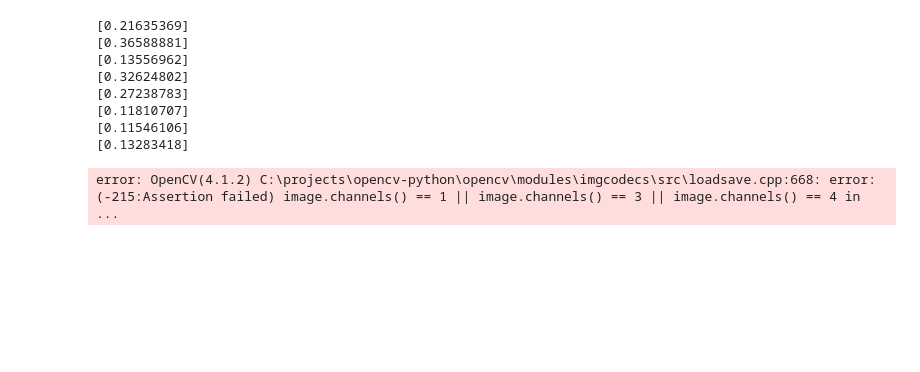
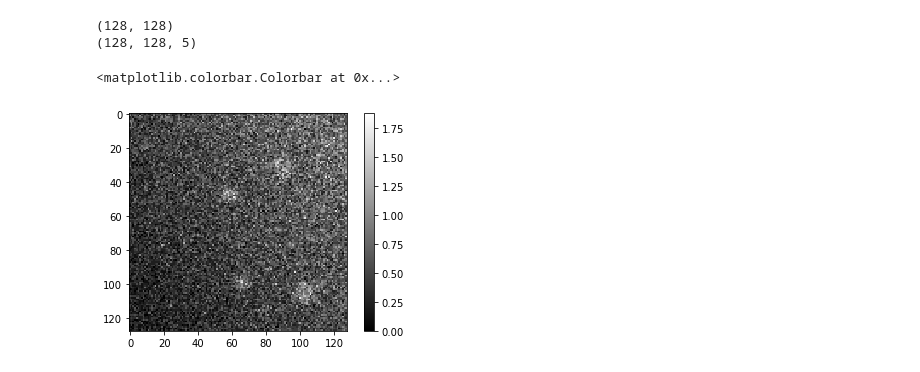
Before and after one commit to FredrikMeisingseth/DeepTrack, a Jupyter notebook: DeepTrack 1.0/Development.ipynb, the cells around one changed output. Drawn from its saved outputs; the diff is of its cells as text; code cells hidden in the pictures; blank space fills up the shorter version.

Commit message:
Added label generation, changed image generation to not generate particles that clip the image sides

```diff
--- a/DeepTrack 1.0/Development.ipynb
+++ b/DeepTrack 1.0/Development.ipynb
@@ -1,26 +1,23 @@
-# %%
-import imageGeneration, deeptrack
-import cv2
-
-image_parameters_function = lambda : imageGeneration.get_image_parameters_optimized()
-
-### Define image generator
-image_generator = lambda : imageGeneration.get_image_generator(image_parameters_function)
-
-for image_number, image, image_parameters,target in image_generator():
-    if image_number>=10:
-        break
-
-    cv2.imwrite("test/" + str(image_number) + '.png', image*255)
-    target = imageGeneration.get_label(image_parameters)
-    cv2.imwrite("test/" + str(image_number) + '.png', target*255)
-# %% [output]
-[0.21635369]
-[0.36588881]
-[0.13556962]
-[0.32624802]
-[0.27238783]
-[0.11810707]
-[0.11546106]
-[0.13283418]
-error: OpenCV(4.1.2) C:\projects\opencv-python\opencv\modules\imgcodecs\src\loadsave.cpp:668: error: (-215:Assertion failed) image.channels() == 1 || image.channels() == 3 || image.channels() == 4 in  ...
+# %%
+import imageGeneration, deeptrack
+import cv2
+import numpy as np
+from matplotlib import pyplot as plt
+
+image_parameters = imageGeneration.get_image_parameters_preconfig()
+
+image = imageGeneration.get_image(image_parameters)
+label = imageGeneration.get_label(image_parameters)
+print(image.shape)
+print(label.shape)
+plt.imshow(image, cmap = 'gray')
+plt.colorbar()
+
+#for x in range(label.shape[0])
+#    for y in range(label.shape[1])
+#        plt.quiver()
+# %% [output]
+(128, 128)
+(128, 128, 5)
+<matplotlib.colorbar.Colorbar at 0x...>
+[figure, added]
```
Also changed, not shown: parts of 2 cells of this notebook, 1 other file.
